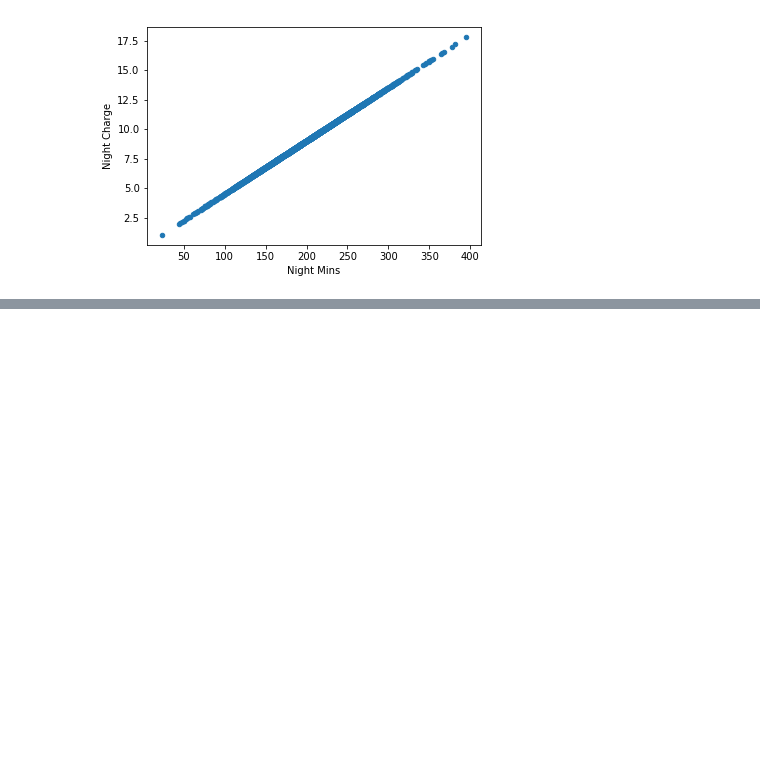
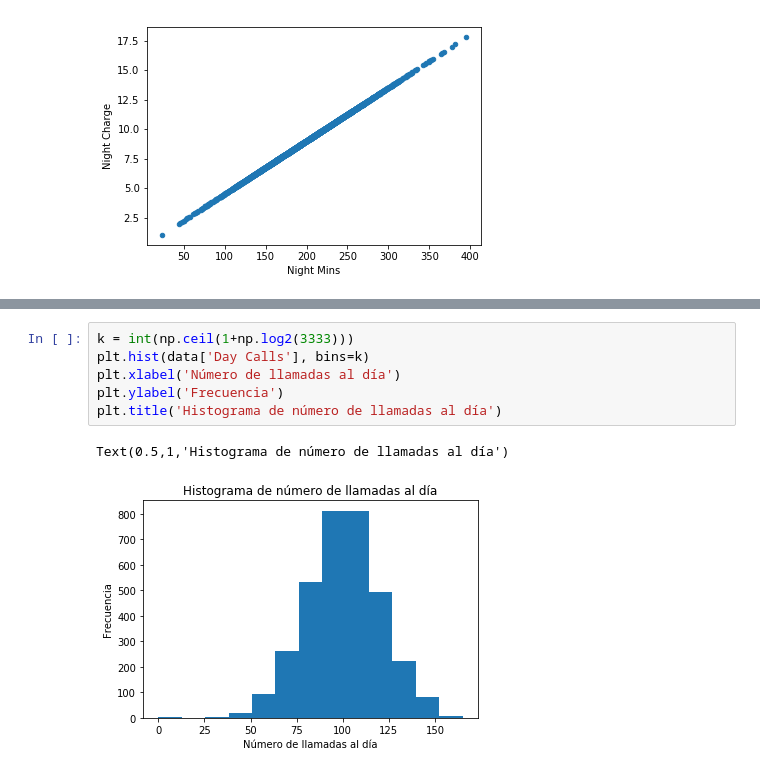
Before and after one commit to ososuna/python-ml, a Jupyter notebook: notebooks/T1 - 3 - Data Cleaning - Plots.ipynb, the cells around one changed output, grey strips where cells are left out. Saved outputs shown, nothing was run; the diff lists cells and outputs as text; blank space fills up the shorter version.

Commit message:
Notebooks de data cleaning plots

```diff
--- a/notebooks/T1 - 3 - Data Cleaning - Plots.ipynb
+++ b/notebooks/T1 - 3 - Data Cleaning - Plots.ipynb
@@ -42,0 +48,9 @@ AttributeError: 'DataFrame' object has no attribute 'plor'
+# %%
+k = int(np.ceil(1+np.log2(3333)))
+plt.hist(data['Day Calls'], bins=k)
+plt.xlabel('Número de llamadas al día')
+plt.ylabel('Frecuencia')
+plt.title('Histograma de número de llamadas al día')
+# %% [output]
+Text(0.5,1,'Histograma de número de llamadas al día')
+[figure, added]
```
Also changed, not shown: parts of 10 cells of this notebook.
